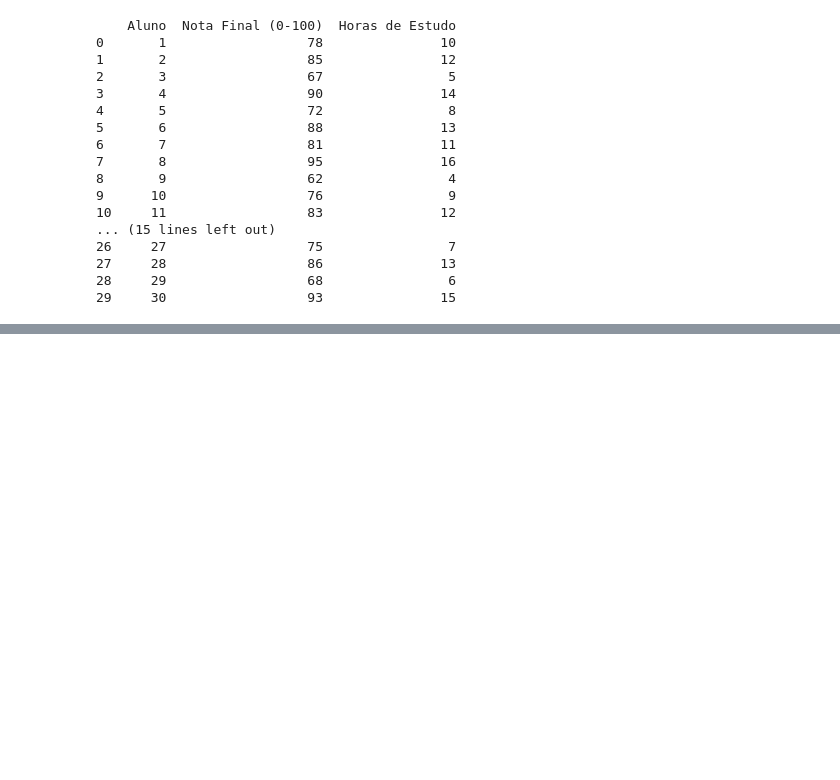
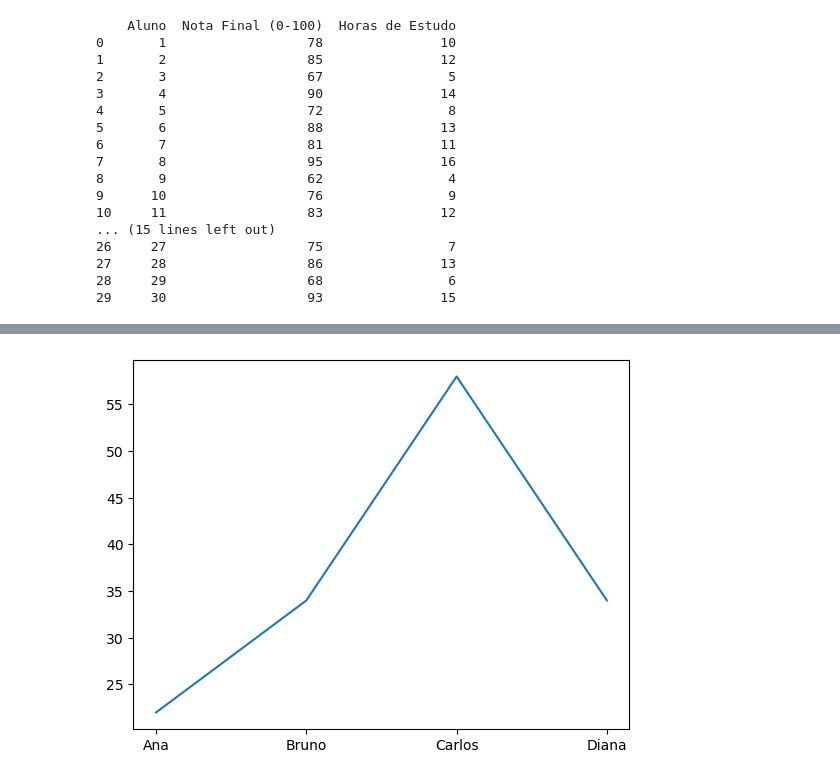
Before and after one commit to JaynneLino/Curso-Cesae-DataAnalyst, a Jupyter notebook: sessao-10/1-series.ipynb, the cells around one changed output, grey strips where cells are left out. Saved outputs shown, nothing was run; the diff lists cells and outputs as text; code cells hidden in the pictures; blank space fills up the shorter version.

```diff
--- a/sessao-10/1-series.ipynb
+++ b/sessao-10/1-series.ipynb
@@ -78,0 +285,10 @@ df_notasestudos.to_csv("notas_estudo.csv", index=False)
+# %%
+import numpy as np
+import matplotlib.pyplot as plt
+
+x = df["Nome"]
+y = df["Idade"]
+plt.plot(x, y)
+plt.show()
+# %% [output]
+[figure, added]
```
Also changed, not shown: parts of 19 cells of this notebook, 1 other file.
